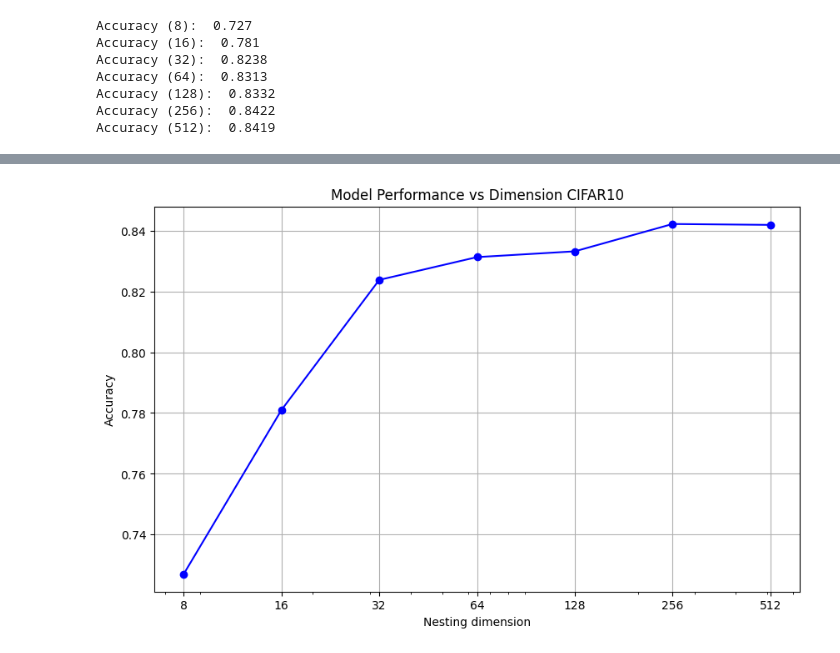
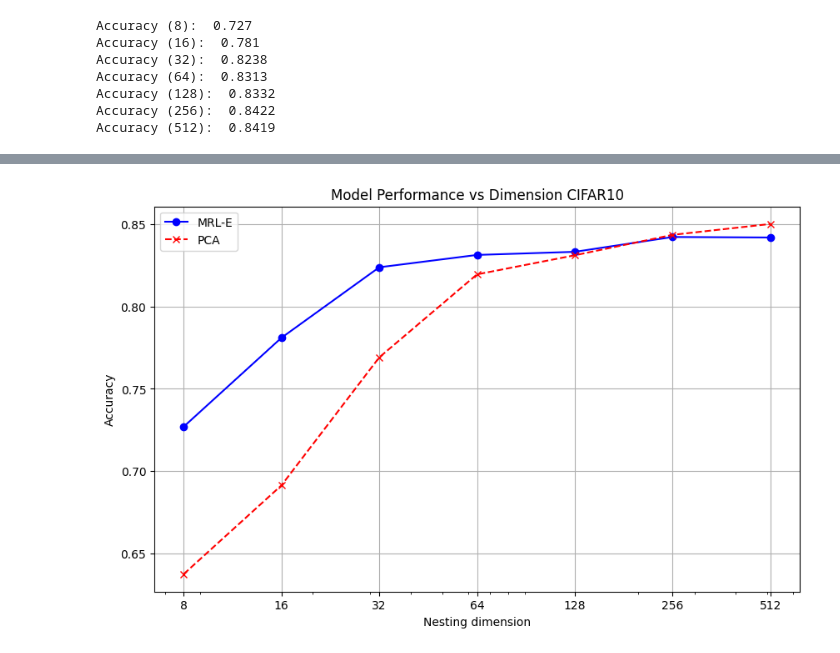
Before and after one commit to filipbasara0/matryoshka-representation-learning, a Jupyter notebook: notebooks/linear-probing-cifar.ipynb, the cells around one changed output, grey strips where cells are left out. Saved outputs shown, nothing was run; the diff lists cells and outputs as text; code cells hidden in the pictures.

```diff
--- a/notebooks/linear-probing-cifar.ipynb
+++ b/notebooks/linear-probing-cifar.ipynb
@@ -68,12 +68,14 @@ def get_embs_labels(dl, feature_dim, verbose):
 # %%
 from sklearn.calibration import CalibratedClassifierCV
 from sklearn.linear_model import LogisticRegression
+from sklearn.decomposition import PCA
+from sklearn.pipeline import Pipeline
 from sklearn.metrics import accuracy_score, confusion_matrix, classification_report
 
 
-def logistic_regression(feature_dim, verbose=False):
-    embeddings, labels = get_embs_labels(train_loader, feature_dim, verbose)
-    embeddings_val, labels_val = get_embs_labels(val_loader, feature_dim, verbose)
+def logistic_regression(feature_dim, verbose=False, pca=False):
+    embeddings, labels = get_embs_labels(train_loader, feature_dim if not pca else 2048, verbose)
+    embeddings_val, labels_val = get_embs_labels(val_loader, feature_dim if not pca else 2048, verbose)
 
     X_train, X_test = embeddings, embeddings_val
     y_train, y_test = labels, labels_val
@@ -88,6 +90,10 @@ def logistic_regression(feature_dim, verbose=False):
 
     clf = LogisticRegression(max_iter=100)
     clf = CalibratedClassifierCV(clf)
+
+    if pca:
+        pca = PCA(n_components=feature_dim)
+        clf = Pipeline(steps=[('pca', pca), ('logistic', clf)])
 
     clf.fit(X_train, y_train)
 
@@ -147,3 +153,12 @@ Accuracy (64):  0.8313
 Accuracy (128):  0.8332
 Accuracy (256):  0.8422
 Accuracy (512):  0.8419
+# %%
+import math
+
+FEATURE_DIM = 512
+
+nesting_dims = [2**i for i in range(3, int(math.log2(FEATURE_DIM)) + 1)]
+accs_pca = []
+for dim in nesting_dims:
+    accs_pca.append(logistic_regression(dim, pca=True))
@@ -150,17 +173,20 @@ Accuracy (512):  0.8419
 # %%
 import matplotlib.pyplot as plt
 
 plt.figure(figsize=(10, 6))
-plt.plot(nesting_dims, accs, marker='o', linestyle='-', color='b')
+plt.plot(nesting_dims, accs, marker='o', linestyle='-', color='b', label="MRL-E")
+plt.plot(nesting_dims, accs_pca, marker='x', linestyle='--', color='r', label='PCA')
 
 plt.title('Model Performance vs Dimension CIFAR10')
 plt.xlabel('Nesting dimension')
 plt.ylabel('Accuracy')
 
 plt.xscale('log')
 plt.xticks(nesting_dims, labels=[str(dim) for dim in nesting_dims])
 plt.grid(True)
 
+plt.legend()
+
 plt.show()
 # %% [output]
-[figure, old version]
+[figure, new version]
```
Also changed, not shown: parts of 1 cell of this notebook, 1 other file.
